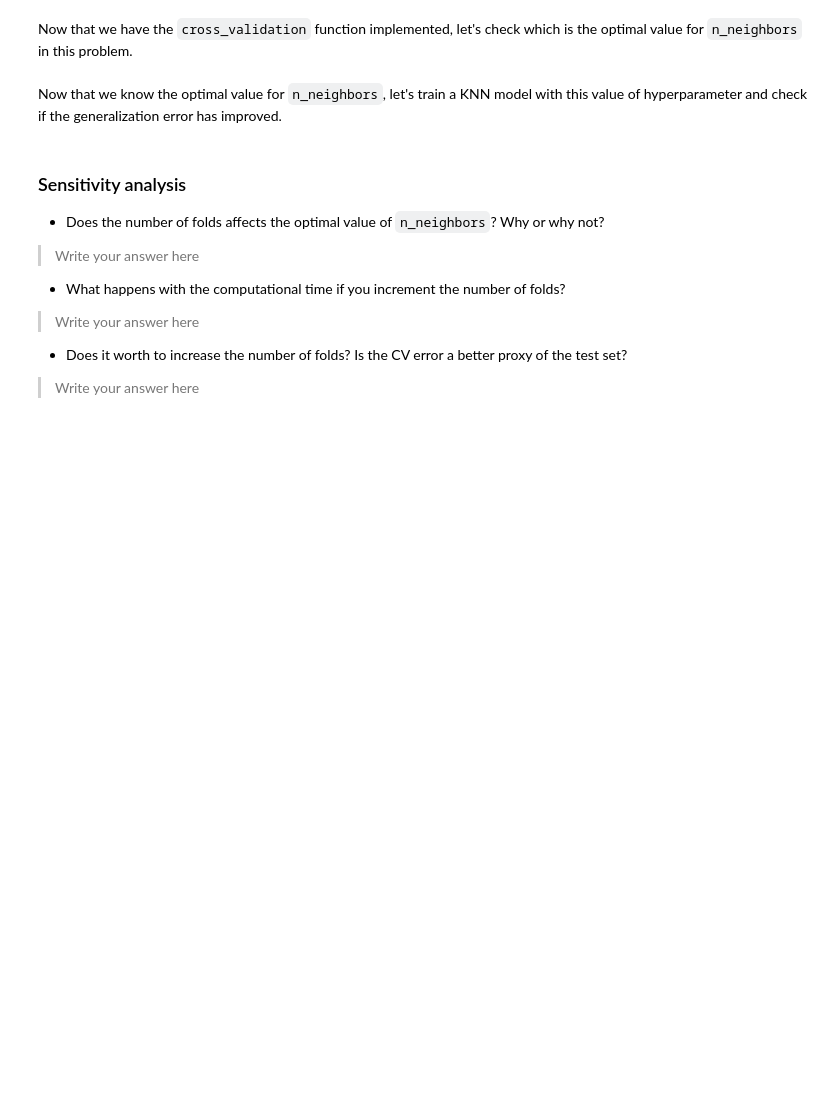
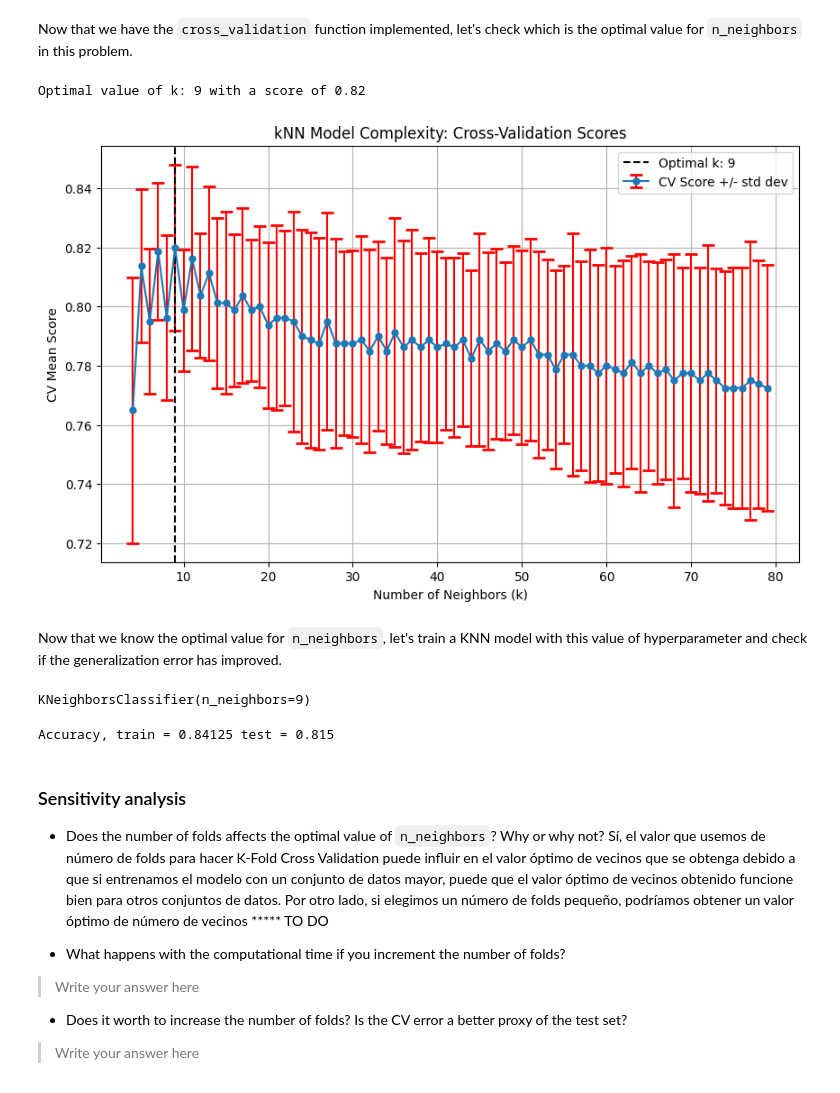
Before and after one commit to ICAI-IMAT-ML/p2-6-202304626, a Jupyter notebook: notebook/Lab2_6_CV.ipynb, the cells around one changed output. Saved outputs shown, nothing was run; the diff lists cells and outputs as text; code cells hidden in the pictures; blank space fills up the shorter version.

```diff
--- a/notebook/Lab2_6_CV.ipynb
+++ b/notebook/Lab2_6_CV.ipynb
@@ -32,9 +32,9 @@ You will need to create the `X_train`, `y_train`, `X_test` and `y_test` variable
 # TODO: Load training.dat and test.dat and create X_train, y_train, X_test and y_test
 train = np.loadtxt("../data/training.dat", delimiter=",")
 #print(train)
-X_train = None
-y_train = None
+X_train = train[:,:-1]
+y_train = train[:,-1]
 test = np.loadtxt("../data/test.dat", delimiter=",")
 #print(train)
-X_test = None
-y_test = None
+X_test = test[:,:-1]
+y_test = test[:,-1]
@@ -60,6 +68,6 @@ With this data you are going to train the optimal `KNeighborsClassifier` model.
 As you have no idea of what the optimal value of `n_neighbors` is, trust your professors and use `n_neighbors = 4` to train your model.
 # %%
 # TODO: Train a KNeighborsClassifier model with n_neighbors=4
-model = None
+model = KNeighborsClassifier(n_neighbors=4)
 model.fit(X_train, y_train)
 # %% [output]
@@ -79,5 +94,5 @@ print(f'Accuracy, train = {acc_train} test = {acc_test}')
 It seems that `n_neighbors = 4` overfits for this dataset. Let's try to correct this and use `n_neighbors = 20`
 # %%
 # TODO: Train a KNeighborsClassifier model with n_neighbors=20
-model = None
+model = KNeighborsClassifier(n_neighbors=20)
 model.fit(X_train, y_train)
@@ -115,45 +138,62 @@ Now that we have the `cross_validation` function implemented, let's check which
 # %%
 # Initialize lists to store mean scores and standard deviations for each value of k
 mean_scores = []
 std_scores = []
 
 # Define the range of k values to test
 k_values = range(4, 80)
 
 # TODO: Loop through each value of k, obtaining the mean accuracy score and the standard deviation of the accuracy score in cross validation
+for k_val in k_values:
+    model = KNeighborsClassifier(n_neighbors=k_val)
+    mean_score, std_score = cross_validation(model=model, X=X_train , y=y_train , nFolds=10)
+    mean_scores.append(mean_score)
+    std_scores.append(std_score)
 
 # TODO: Find the highest score and the corresponding optimal k
-highest_score = None
-optimal_k = None
+highest_score = np.max(mean_scores)  # cogemos el máximo
+indice_k_opt = np.where(mean_scores==highest_score)[0]  # cogemos el índice donde está el máximo en el vector de mean_scores
+optimal_k = np.array(k_values)[indice_k_opt][0]  # indexamos el vector de valores de k usando el índice y obtenemos la k optima
 
 print(f"Optimal value of k: {optimal_k} with a score of {highest_score:.2f}")
 
 # Plotting
 plt.figure(figsize=(10, 6))
 plt.errorbar(k_values, mean_scores, yerr=std_scores, fmt='-o', ecolor='r', capsize=5, capthick=2, markersize=5, label='CV Score +/- std dev')
 plt.axvline(x=optimal_k, linestyle='--', color='k', label=f'Optimal k: {optimal_k}')
 
 plt.title('kNN Model Complexity: Cross-Validation Scores')
 plt.xlabel('Number of Neighbors (k)')
 plt.ylabel('CV Mean Score')
 plt.legend()
 plt.grid(True)
 plt.show()
+# %% [output]
+Optimal value of k: 9 with a score of 0.82
+[figure, added]
 # %% [markdown]
 Now that we know the optimal value for `n_neighbors`, let's train a KNN model with this value of hyperparameter and check if the generalization error has improved.
 # %%
 # TODO: Train model with k=optimal_k
-model = None
+model = KNeighborsClassifier(n_neighbors=optimal_k)
 model.fit(X_train, y_train)
+# %% [output]
+KNeighborsClassifier(n_neighbors=9)
 # %%
 # TODO: Calculate accuracy in training and test for KNN with k=optimal_k
-acc_train = None
-acc_test = None
+y_pred_train = model.predict(X=X_train)
+y_pred_test = model.predict(X=X_test)
+
+acc_train = accuracy_score(y_true=y_train, y_pred=y_pred_train)
+acc_test = accuracy_score(y_true=y_test, y_pred=y_pred_test)
+
 print(f'Accuracy, train = {acc_train} test = {acc_test}')
+# %% [output]
+Accuracy, train = 0.84125 test = 0.815
 # %% [markdown]
 ### Sensitivity analysis
 - Does the number of folds affects the optimal value of `n_neighbors`? Why or why not?
-> Write your answer here
+Sí, el valor que usemos de número de folds para hacer K-Fold Cross Validation puede influir en el valor óptimo de vecinos que se obtenga debido a que si entrenamos el modelo con un conjunto de datos mayor, puede que el valor óptimo de vecinos obtenido funcione bien para otros conjuntos de datos. Por otro lado, si elegimos un número de folds pequeño, podríamos obtener un valor óptimo de número de vecinos ***** TO DO
 
 - What happens with the computational time if you increment the number of folds?
 > Write your answer here
```
Also changed, not shown: parts of 9 cells of this notebook.
